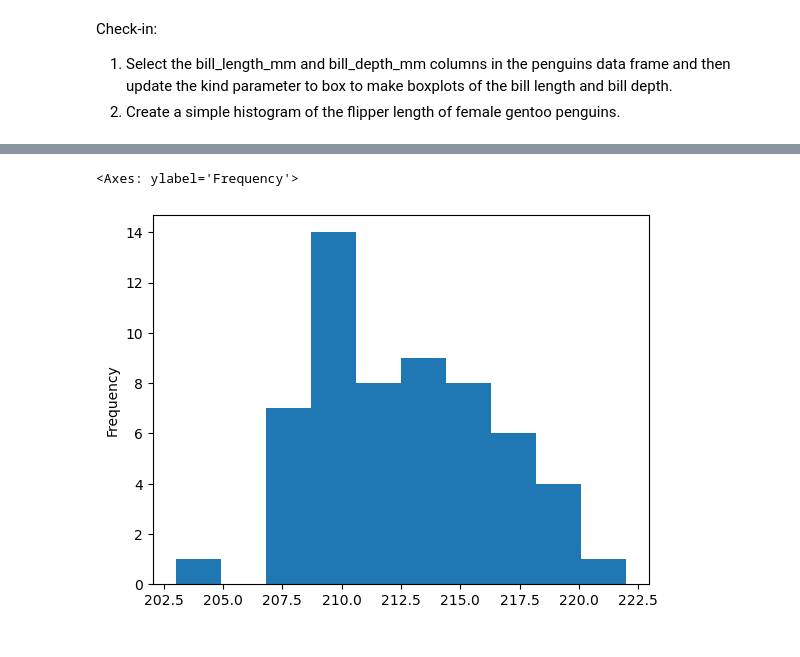
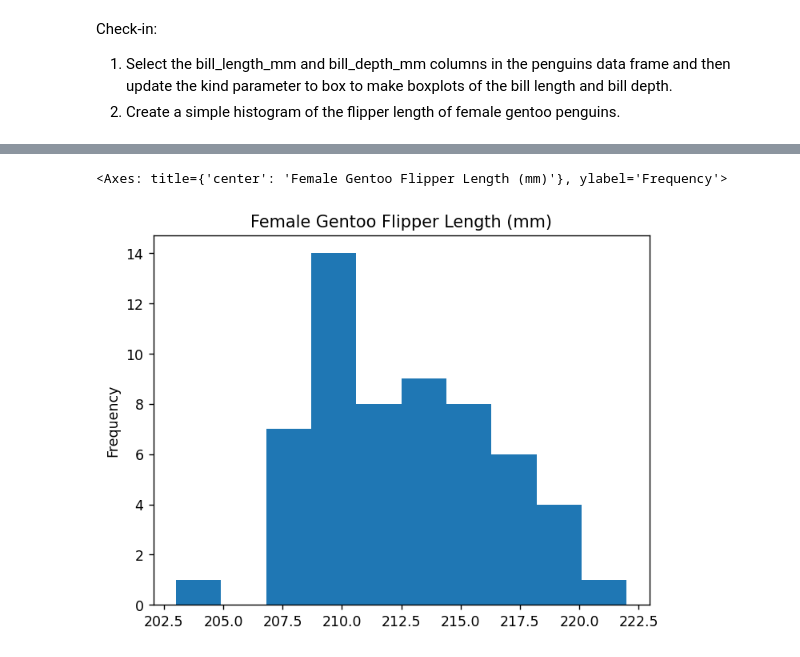
Before and after one commit to roshananair/eds-220-in-class, a Jupyter notebook: week1-basic-plotting.ipynb, the cells around one changed output, grey strips where cells are left out. Drawn from its saved outputs; the diff is of its cells as text; code cells hidden in the pictures.

```diff
--- a/week1-basic-plotting.ipynb
+++ b/week1-basic-plotting.ipynb
@@ -380,6 +375,6 @@ penguins.loc[:, ['bill_length_mm', 'bill_depth_mm']].plot(kind='box')
 # %%
 # 2.
-penguins.loc[(penguins['sex'] == 'female') & (penguins['species'] == 'Gentoo'), 'flipper_length_mm'].plot(kind = 'hist')
+penguins.loc[(penguins['sex'] == 'female') & (penguins['species'] == 'Gentoo'), 'flipper_length_mm'].plot(kind = 'hist', title = 'Female Gentoo Flipper Length (mm)')
 # %% [output]
-<Axes: ylabel='Frequency'>
+<Axes: title={'center': 'Female Gentoo Flipper Length (mm)'}, ylabel='Frequency'>
-[figure, old version]
+[figure, new version]
```
Also changed, not shown: parts of 5 cells of this notebook, 6 other files.
